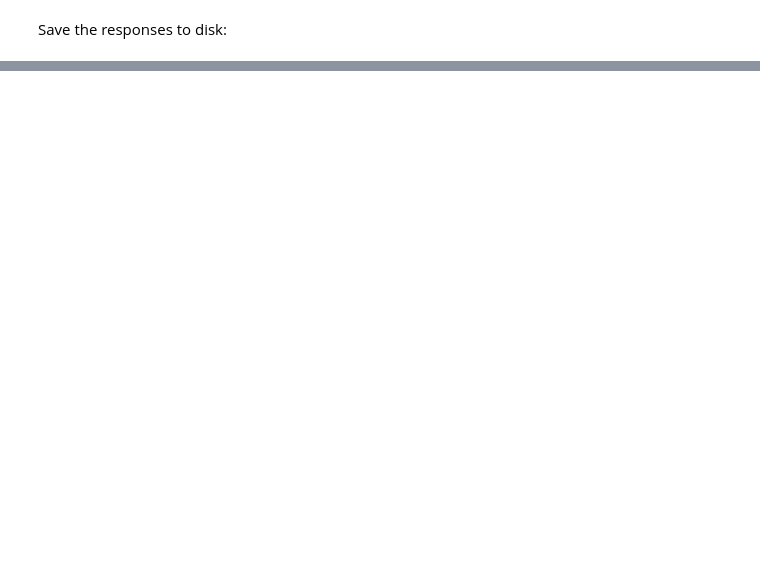
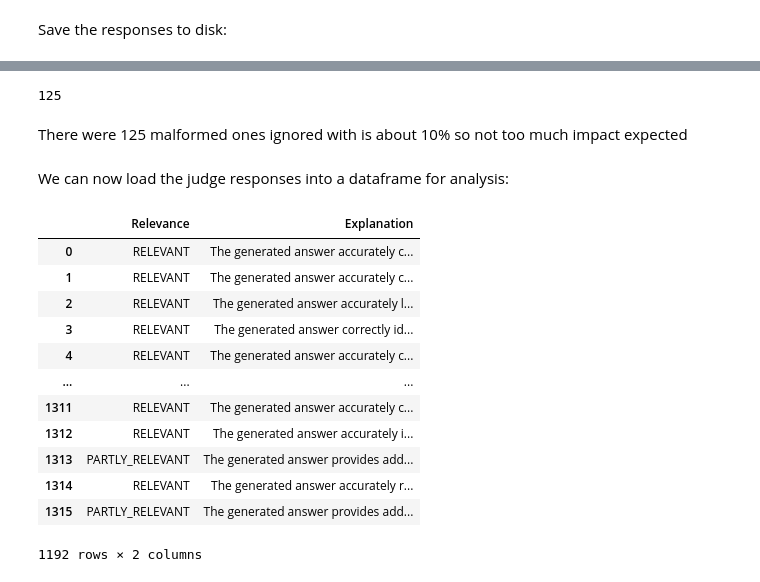
Before and after one commit to programmer-ke/katiba-chat, a Jupyter notebook: notebooks/offline_rag_evaluation.ipynb, the cells around one changed output, grey strips where cells are left out. Saved outputs shown, nothing was run; the diff lists cells and outputs as text; code cells hidden in the pictures; blank space fills up the shorter version.

Commit message:
implement evaluation by cosine similarity and llm as judge

```diff
--- a/notebooks/offline_rag_evaluation.ipynb
+++ b/notebooks/offline_rag_evaluation.ipynb
@@ -520,0 +675,16 @@ clauses: {clauses}
+# %%
+import openai
+import time
+
+answers = []
+# %%
+for sample in tqdm(rag_responses):
+    prompt = prompt_template.format(**sample)
+    answer = None
+    while not answer:
+        try:
+            answer = llm_judge(prompt)
+        except openai.RateLimitError:
+            time.sleep(30)
+    answers.append(answer)
+    time.sleep(0.2)
@@ -520,0 +693,37 @@ clauses: {clauses}
+# %%
+judge_evaluations = []
+indices = []
+for i, ans in enumerate(answers):
+    try:
+        decoded_ans = json.loads(ans)
+        judge_evaluations.append(decoded_ans)
+        indices.append(i)
+    except json.JSONDecodeError:
+        pass
+# %%
+len(answers) - len(judge_evaluations)
+# %% [output]
+125
+# %% [markdown]
+There were 125 malformed ones ignored with is about 10% so not too much impact expected
+# %% [markdown]
+We can now load the judge responses into a dataframe for analysis:
+# %%
+df_judge_evaluations = pd.DataFrame(judge_evaluations, index=indices)
+df_judge_evaluations.to_csv('judge_evaluations.csv')
+# %%
+df_judge_evaluations
+# %% [output]
+|  | Relevance | Explanation |
+| 0 | RELEVANT | The generated answer accurately c... |
+| 1 | RELEVANT | The generated answer accurately c... |
+| 2 | RELEVANT | The generated answer accurately l... |
+| 3 | RELEVANT | The generated answer correctly id... |
+| 4 | RELEVANT | The generated answer accurately c... |
+| ... | ... | ... |
+| 1311 | RELEVANT | The generated answer accurately c... |
+| 1312 | RELEVANT | The generated answer accurately i... |
+| 1313 | PARTLY_RELEVANT | The generated answer provides add... |
+| 1314 | RELEVANT | The generated answer accurately r... |
+| 1315 | PARTLY_RELEVANT | The generated answer provides add... |
+1192 rows × 2 columns
```
Also changed, not shown: parts of 45 cells of this notebook, 4 other files.
